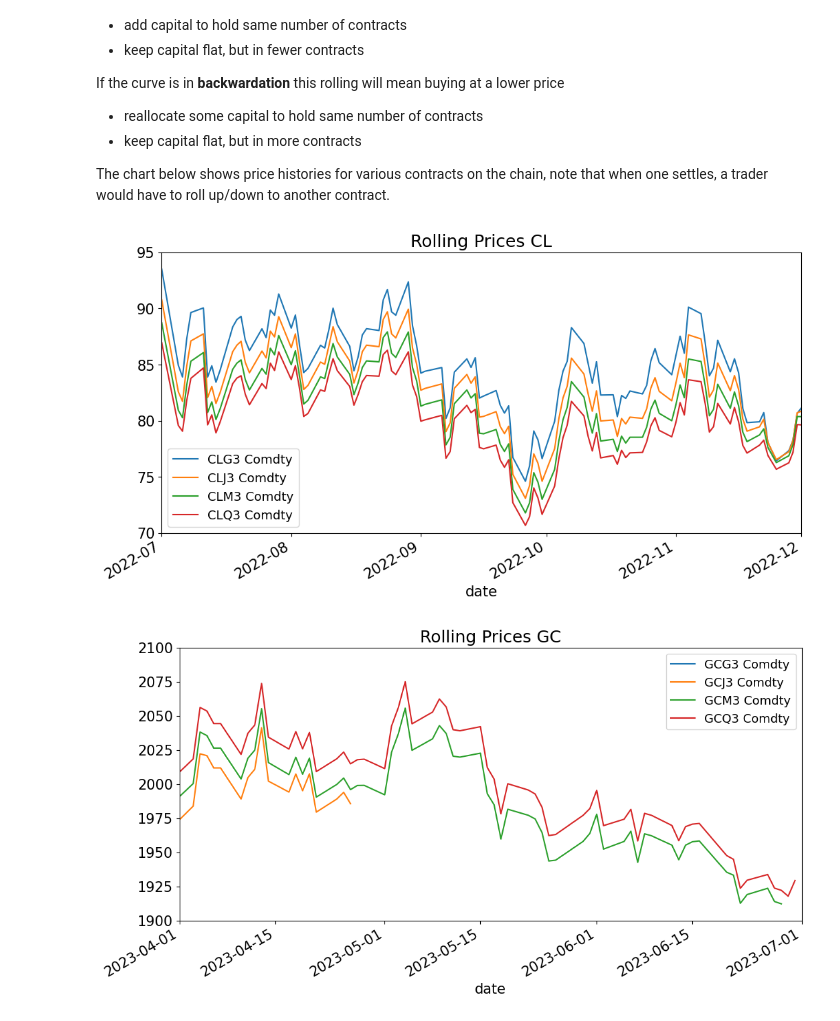
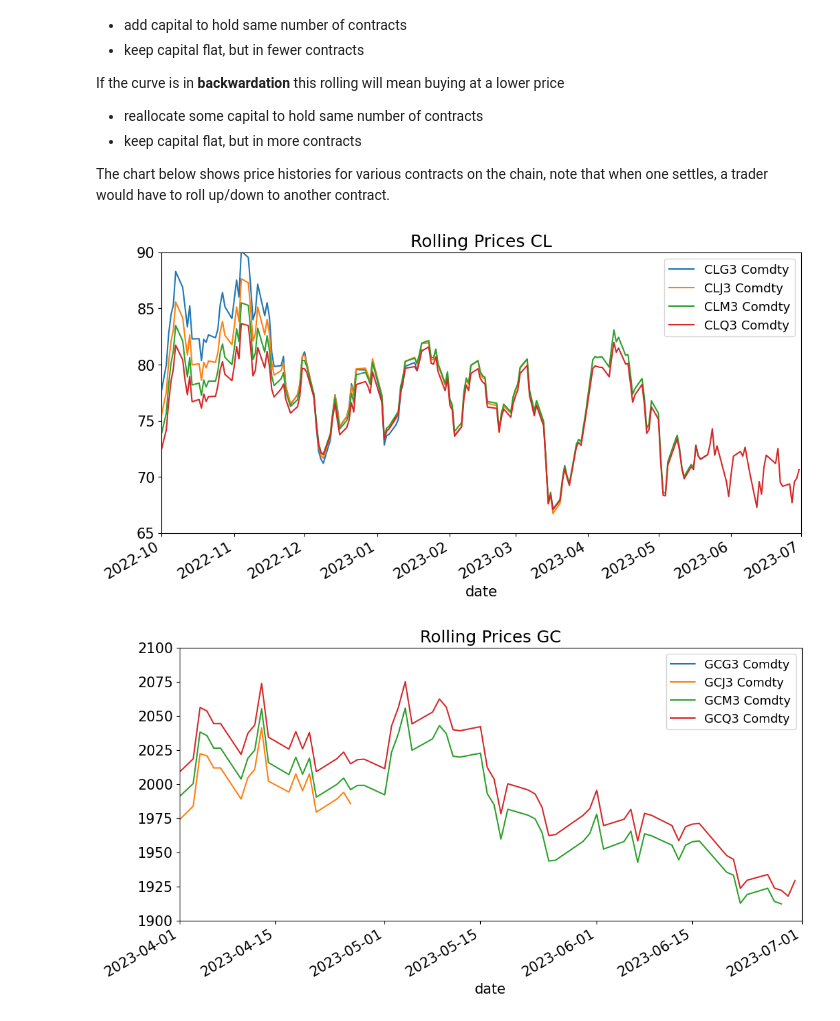
Before and after one commit to MarkHendricks/finm-markets-2023, a Jupyter notebook: discussions/D.4. Commodity Futures.ipynb, the cells around one changed output. Cells and saved outputs as stored; diff of their text form; code cells hidden in the pictures.

```diff
--- a/discussions/D.4. Commodity Futures.ipynb
+++ b/discussions/D.4. Commodity Futures.ipynb
@@ -534,9 +535,9 @@ If the curve is in **backwardation** this rolling will mean buying at a lower pr
 The chart below shows price histories for various contracts on the chain, note that when one settles, a trader would have to roll up/down to another contract.
 # %%
 ptitle = futures_ts['LAST_PRICE'].iloc[:,0].name[:2]
-futures_ts['LAST_PRICE'].iloc[:,0:4].plot(xlim=('2022-07','2022-12'),ylim=(70,95),title=f'Rolling Prices {ptitle}');
+futures_ts['LAST_PRICE'].iloc[:,0:4].plot(xlim=('2022-10','2023-07'),ylim=(65,90),title=f'Rolling Prices {ptitle}');
 # %% [output]
-[figure, old version]
+[figure, new version]
 # %%
 ptitle = futures_ts['LAST_PRICE'].iloc[:,4].name[:2]
 futures_ts['LAST_PRICE'].iloc[:,4:].plot(xlim=('2023-04','2023-07'),ylim=(1900,2100),title=f'Rolling Prices {ptitle}');
```
Also changed, not shown: parts of 2 cells of this notebook, 3 other files.
